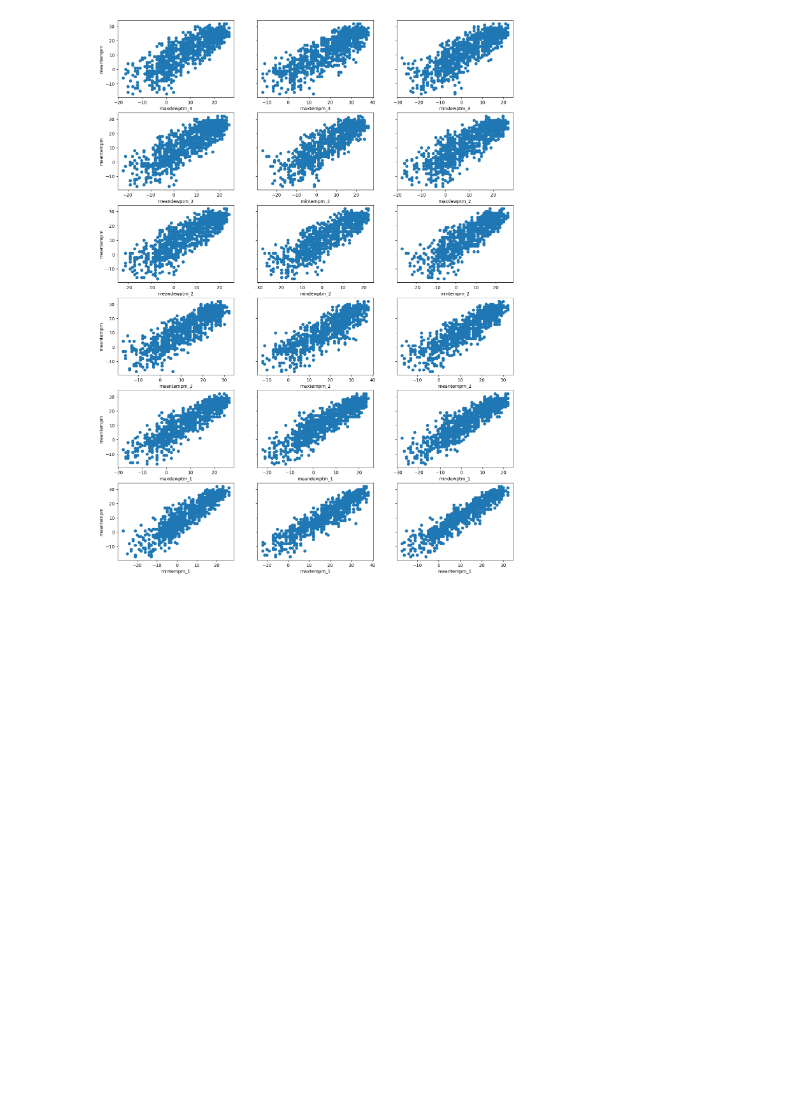
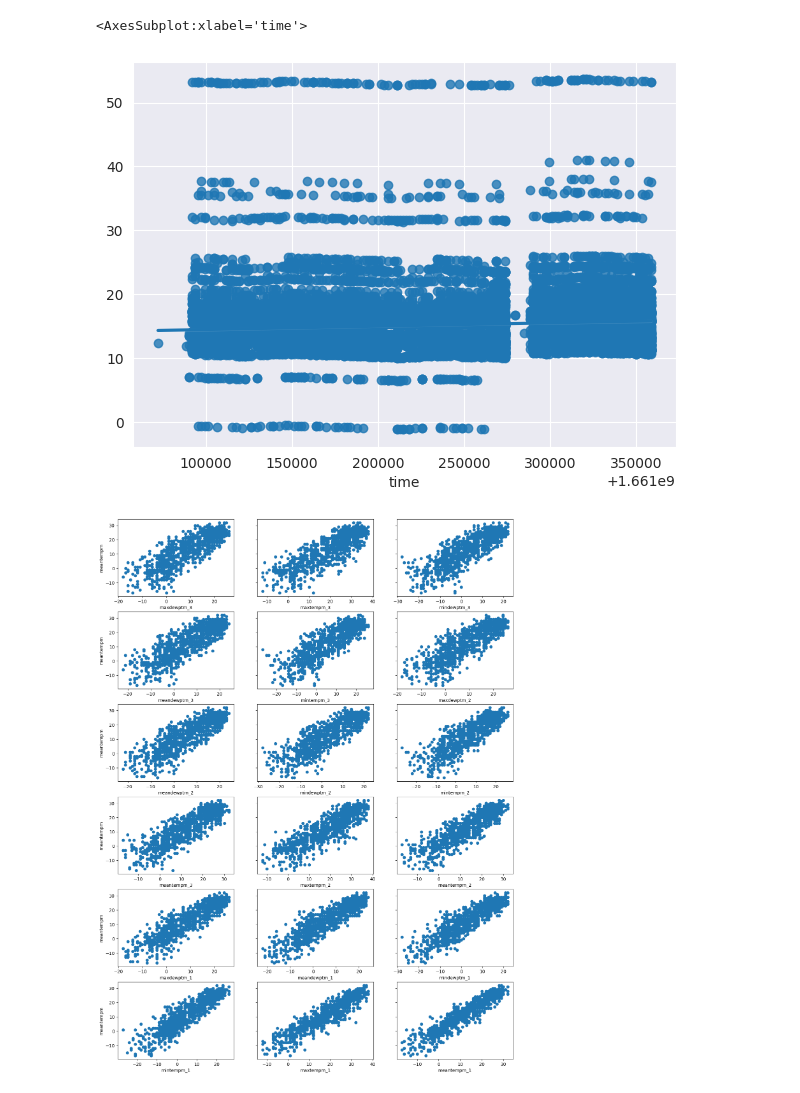
Before and after one commit to MartinWeise/egi-2022, a Jupyter notebook: Predict Particles.ipynb, the cells around one changed output. Cells and saved outputs as stored; diff of their text form; code cells hidden in the pictures; blank space fills up the shorter version.

```diff
--- a/Predict Particles.ipynb
+++ b/Predict Particles.ipynb
@@ -72,3 +184,8 @@ meantempm      1.000000
+# %%
+sns.regplot(x=X_test["time"], y=prediction)
+# %% [output]
+<AxesSubplot:xlabel='time'>
+[figure, added]
 # %%
 unwanted = ['mintempm', 'maxtempm', 'meantempm']
 predictors = df_corr_fil.index.tolist()
```
Also changed, not shown: parts of 15 cells of this notebook.
